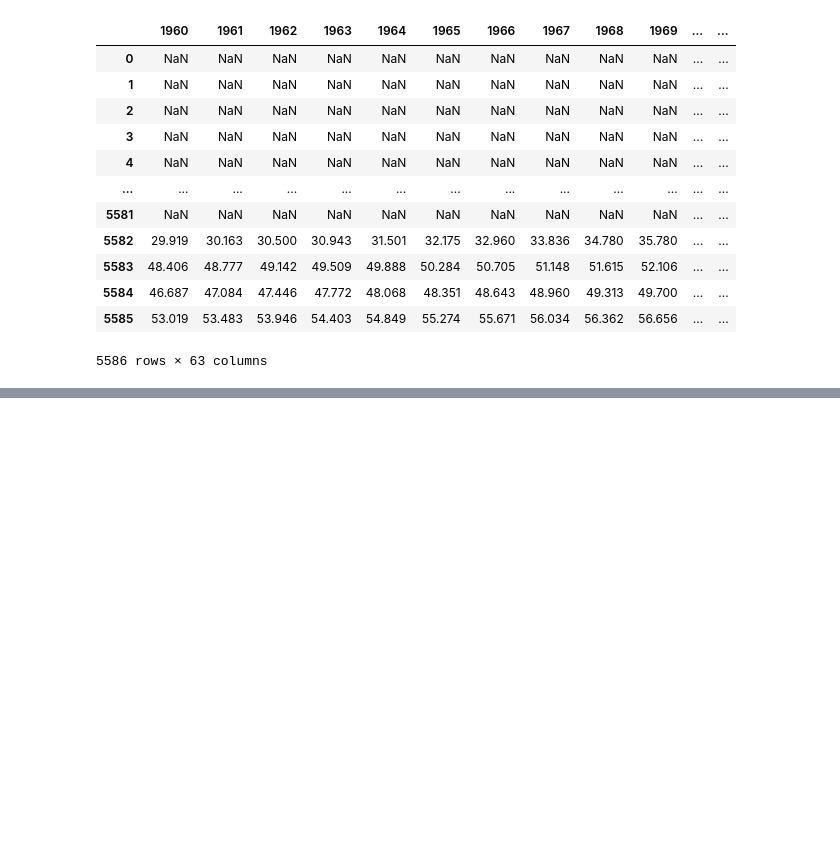
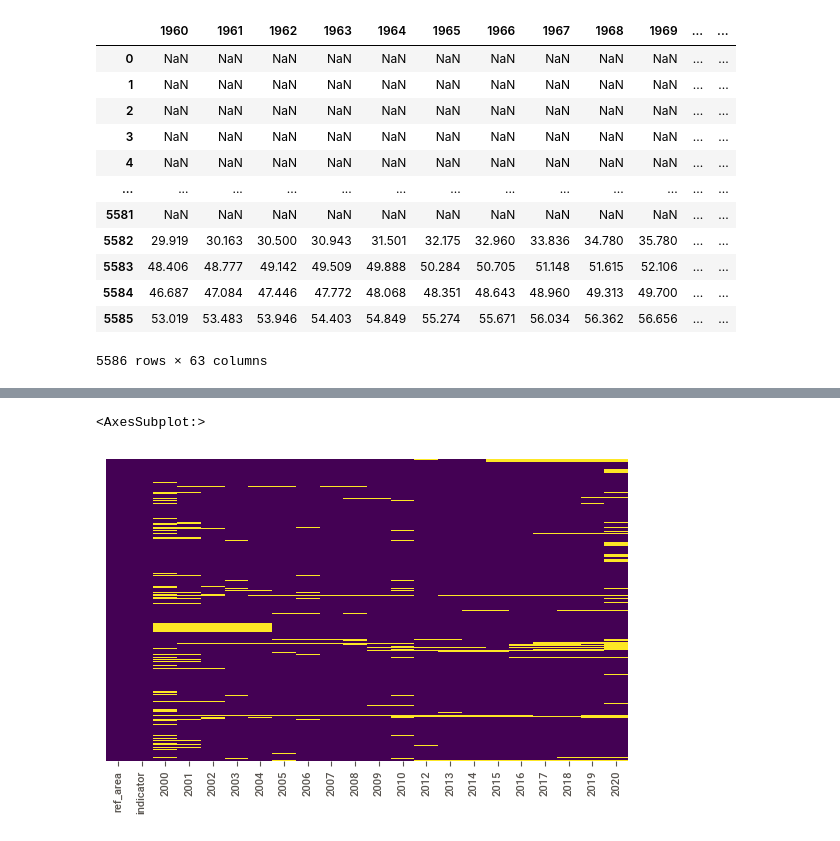
Before and after one commit to gridsusc/mindspark-4-team-no-free-lunch, a Jupyter notebook: MindSpark.ipynb, the cells around one changed output, grey strips where cells are left out. Drawn from its saved outputs; the diff is of its cells as text; code cells hidden in the pictures; blank space fills up the shorter version.

```diff
--- a/MindSpark.ipynb
+++ b/MindSpark.ipynb
@@ -80,0 +127,12 @@ all_df
+# %%
+# Extract Annual CSVs from GZ archives
+Raw_GZ = "Raw GZ"
+Raw_ILOSTAT = "Raw ILOSTAT"
+for item in os.listdir(Raw_GZ):
+  if(item.endswith('A.csv.gz')):
+    out_name = item.split('.')[0 : -1]
+    out_name = ".".join(out_name)
+    print(out_name)
+    with gzip.open(os.path.join(Raw_GZ, item), 'rb') as f_in:
+        with open(os.path.join(Raw_ILOSTAT, out_name), 'wb') as f_out:
+            shutil.copyfileobj(f_in, f_out)
@@ -80,0 +211,31 @@ all_df
+# %%
+col = ['ref_area',
+ 'indicator',
+ 2000,
+ 2001,
+ 2002,
+ 2003,
+ 2004,
+ 2005,
+ 2006,
+ 2007,
+ 2008,
+ 2009,
+ 2010,
+ 2012,
+ 2013,
+ 2014,
+ 2015,
+ 2016,
+ 2017,
+ 2018,
+ 2019,
+ 2020]
+# %%
+less_null_index = np.where( all_df.isnull().sum(axis=1) < 75 )
+less_null_df = all_df.iloc[less_null_index][col]
+sns.heatmap(less_null_df.isnull(), cbar = False,
+            cmap = 'viridis', yticklabels = False)
+# %% [output]
+<AxesSubplot:>
+[figure, added]
```
Also changed, not shown: parts of 18 cells of this notebook, 1 other file.
